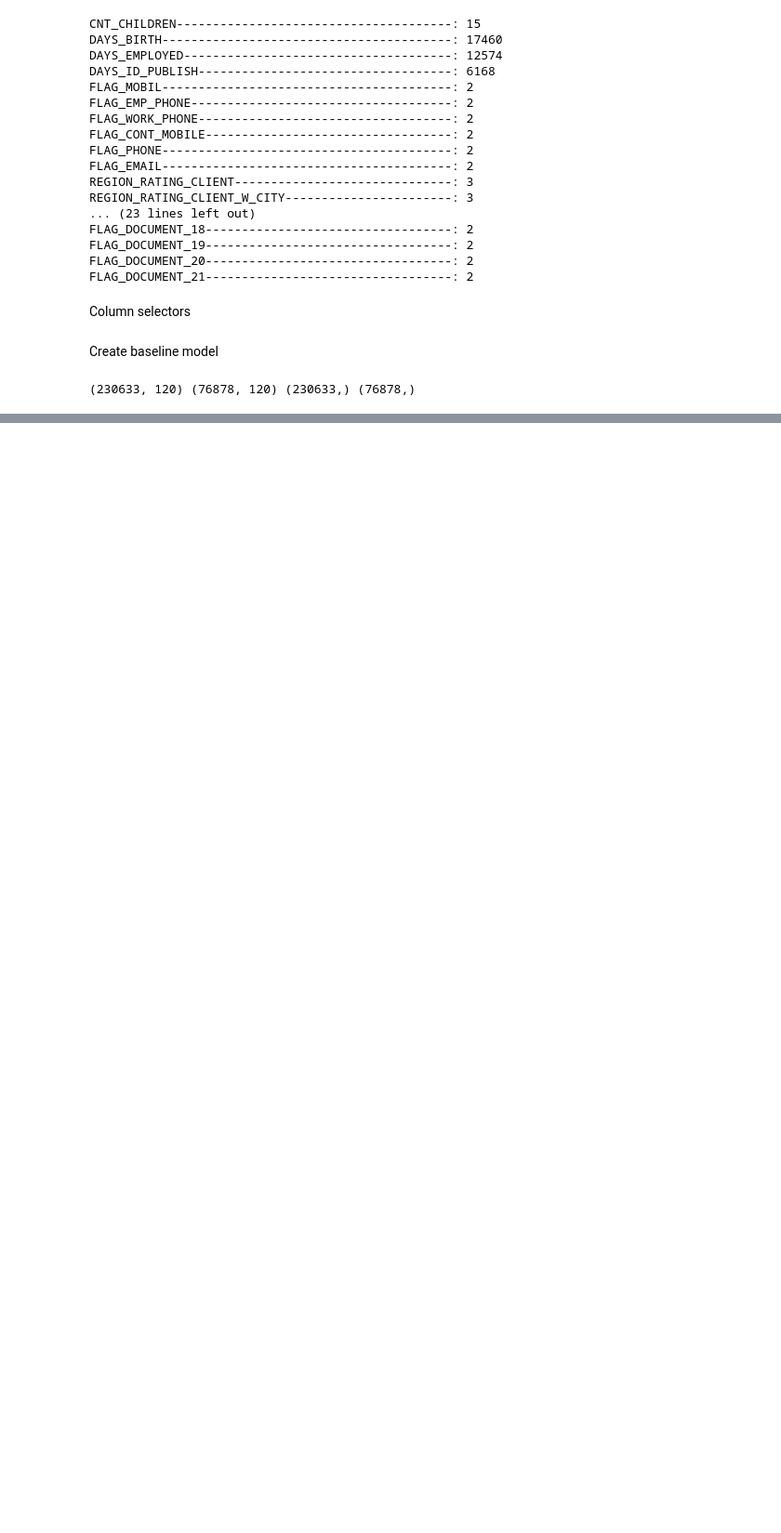
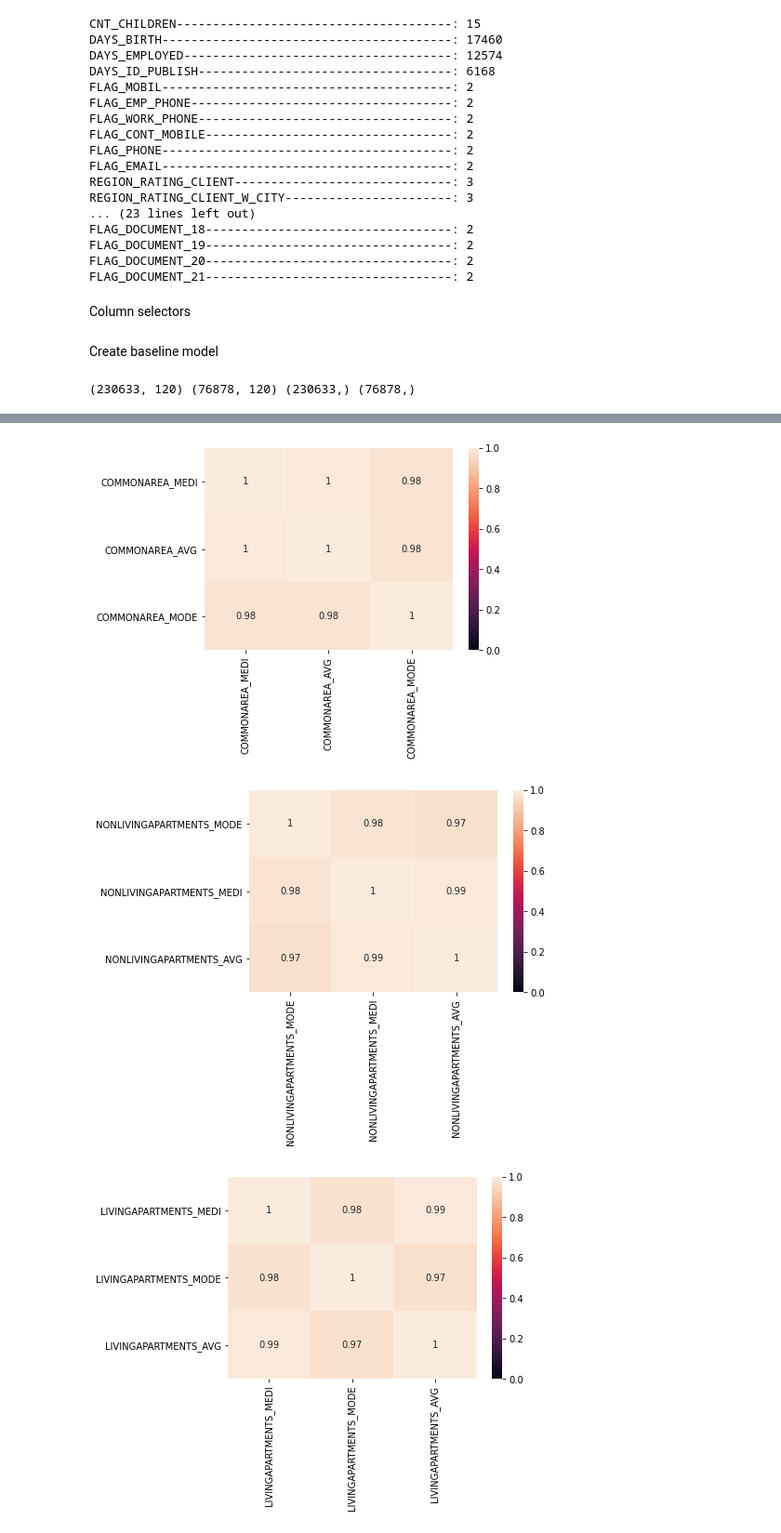
Before and after one commit to ysoseriouz/diveintocode-ml, a Jupyter notebook: ML_Week4_ass.ipynb, the cells around one changed output, grey strips where cells are left out. Shown at 93% size. Drawn from its saved outputs; the diff is of its cells as text; code cells hidden in the pictures; blank space fills up the shorter version.

```diff
--- a/ML_Week4_ass.ipynb
+++ b/ML_Week4_ass.ipynb
@@ -62,5 +62,9 @@ plt.show()
 # Check missing value ratios
 pd.set_option('display.max_row', 122)
 pd.set_option('display.max_column', 122)
-print((df.isna().sum() / df.shape[0] * 100).sort_values(ascending=False))
+
+missing_ratio = (df.isna().sum() / df.shape[0] * 100).sort_values(ascending=False)
+missing_df = missing_ratio.to_frame(name="missing_ratio")
+missing_df["dtype"] = [df[col].dtype for col in missing_df.index]
+print(missing_df)
 # %% [output]
@@ -192,0 +220,22 @@ print(output_df.head())
+# %%
+# missing_df is sorted by missing_ratio
+col_groups = []
+group = []
+for col in missing_df.index:
+    if len(col_groups) == 0 or missing_df.loc[col, "missing_ratio"] <= 0.0001:
+        col_groups.append([col])
+        continue
+    diff = abs(missing_df.loc[col_groups[-1][-1], "missing_ratio"] - missing_df.loc[col, "missing_ratio"])
+    if diff <= 0.00001:
+        col_groups[-1].append(col)
+    else:
+        col_groups.append([col])
+# %%
+for group in col_groups:
+    if len(group) > 1:
+        sns.heatmap(data[group].corr(), annot=True, vmin=0)
+        plt.show()
+# %% [output]
+[figure, added]
+[figure, added]
+[figure, added]
```
Also changed, not shown: parts of 32 cells of this notebook.
